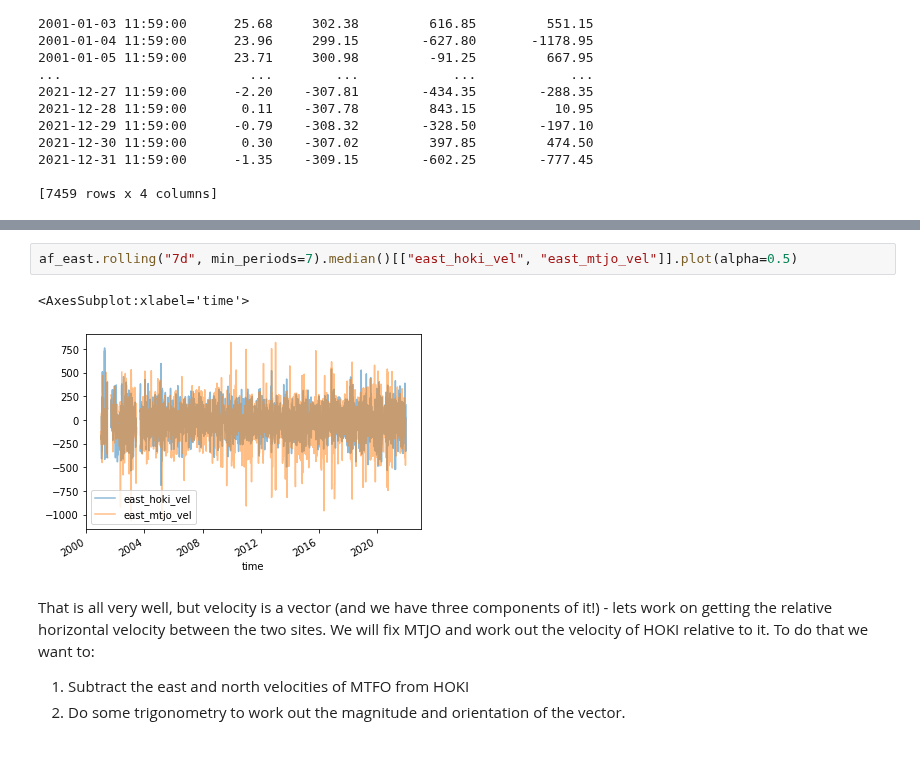
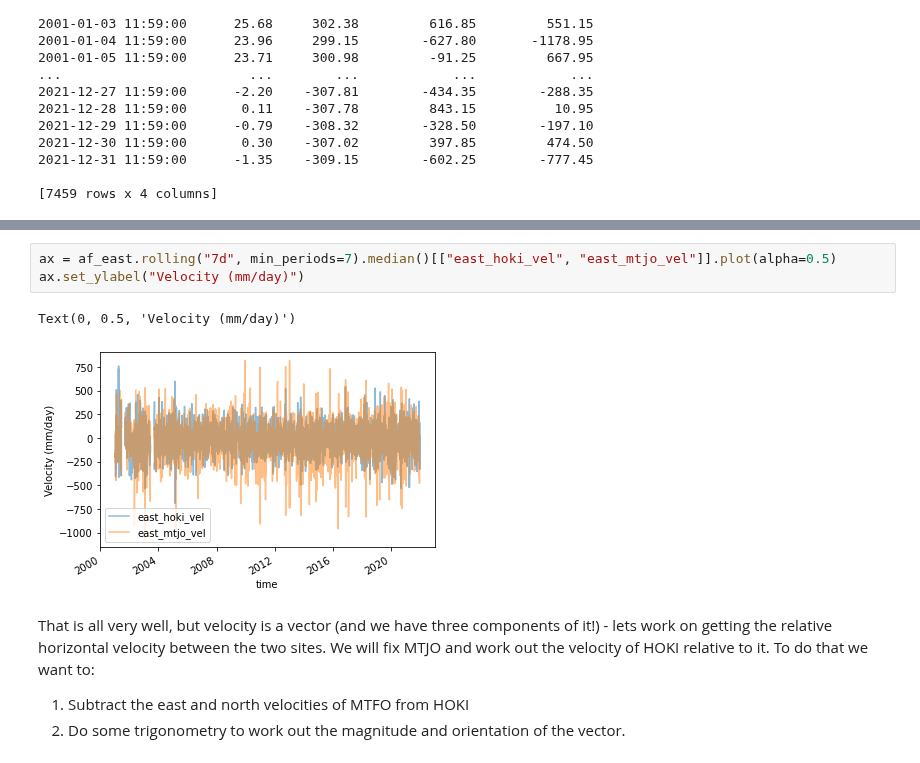
Before and after one commit to calum-chamberlain/ESCI451-Python, a Jupyter notebook: ESCI451_Module_3A.ipynb, the cells around one changed output, grey strips where cells are left out. Drawn from its saved outputs; the diff is of its cells as text.

```diff
--- a/ESCI451_Module_3A.ipynb
+++ b/ESCI451_Module_3A.ipynb
@@ -598,8 +600,9 @@ af_east[["east_hoki_vel", "east_mtjo_vel"]].plot()
 # %%
-af_east.rolling("7d", min_periods=7).median()[["east_hoki_vel", "east_mtjo_vel"]].plot(alpha=0.5)
+ax = af_east.rolling("7d", min_periods=7).median()[["east_hoki_vel", "east_mtjo_vel"]].plot(alpha=0.5)
+ax.set_ylabel("Velocity (mm/day)")
 # %% [output]
-<AxesSubplot:xlabel='time'>
+Text(0, 0.5, 'Velocity (mm/day)')
-[figure, old version]
+[figure, new version]
 # %% [markdown]
 That is all very well, but velocity is a vector (and we have three components of it!) - lets work on getting the relative horizontal velocity between the two sites. We will fix MTJO and work out the velocity of HOKI relative to it. To do that we want to:
 1. Subtract the east and north velocities of MTFO from HOKI
```
Also changed, not shown: parts of 12 cells of this notebook.
